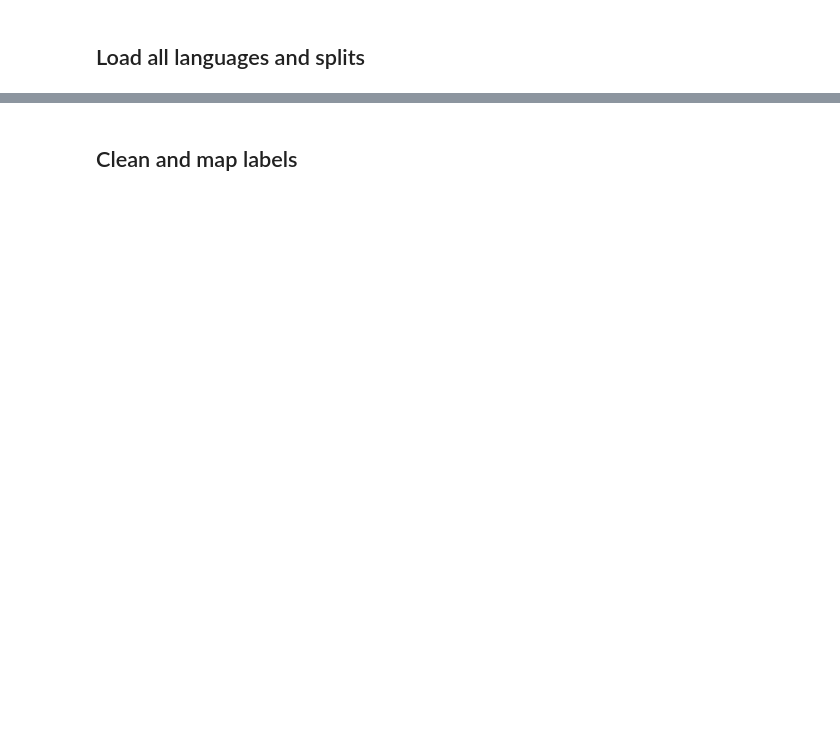
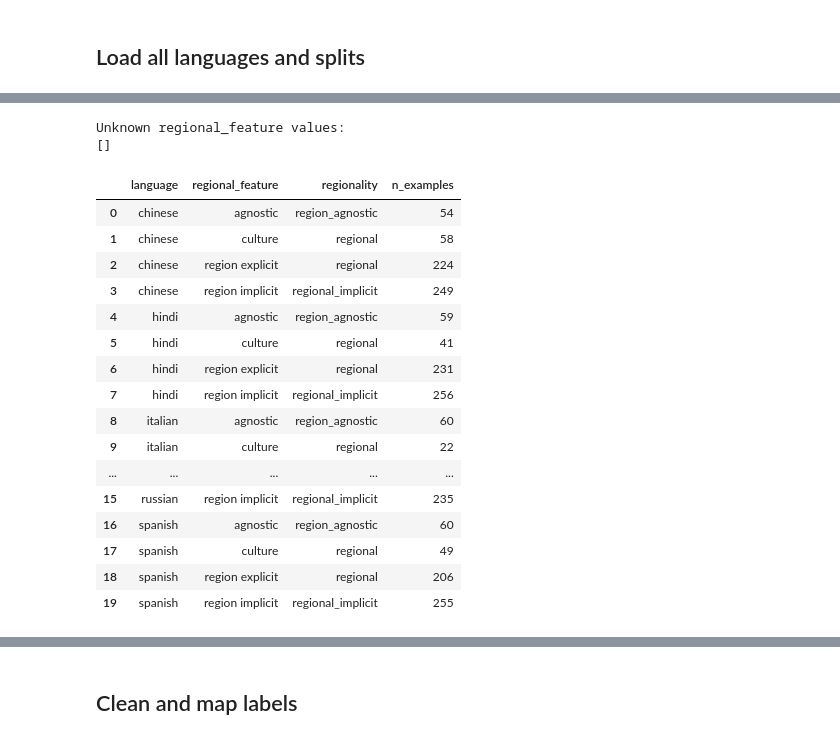
Before and after one commit to EPFLHenrik/LLM-Finetuning, a Jupyter notebook: multilingual/notebooks/include_preprocessing.ipynb, the cells around one changed output, grey strips where cells are left out. Cells and saved outputs as stored; diff of their text form; code cells hidden in the pictures; blank space fills up the shorter version.

```diff
--- a/multilingual/notebooks/include_preprocessing.ipynb
+++ b/multilingual/notebooks/include_preprocessing.ipynb
@@ -84,3 +203,40 @@ display(pd.crosstab(df_raw['language'], df_raw['source_split']))
+# %%
+# Map INCLUDE regional_feature to our regionality labels
+
+df = df_raw.copy()
+df["regional_feature"] = df["regional_feature"].astype(str).str.strip()
+df["regionality"] = df["regional_feature"].map(REGIONALITY_MAP)
+unknown_features = sorted(df.loc[df["regionality"].isna(), "regional_feature"].dropna().unique())
+print("Unknown regional_feature values:")
+print(unknown_features)
+
+assert df["regionality"].notna().all(), "Some regional_feature values were not mapped."
+display(
+    df.groupby(["language", "regional_feature", "regionality"])
+    .size()
+    .reset_index(name="n_examples")
+    .sort_values(["language", "regionality", "regional_feature"])
+)
+# %% [output]
+Unknown regional_feature values:
+[]
+|  | language | regional_feature | regionality | n_examples |
+| 0 | chinese | agnostic | region_agnostic | 54 |
+| 1 | chinese | culture | regional | 58 |
+| 2 | chinese | region explicit | regional | 224 |
+| 3 | chinese | region implicit | regional_implicit | 249 |
+| 4 | hindi | agnostic | region_agnostic | 59 |
+| 5 | hindi | culture | regional | 41 |
+| 6 | hindi | region explicit | regional | 231 |
+| 7 | hindi | region implicit | regional_implicit | 256 |
+| 8 | italian | agnostic | region_agnostic | 60 |
+| 9 | italian | culture | regional | 22 |
+| ... | ... | ... | ... | ... |
+| 15 | russian | region implicit | regional_implicit | 235 |
+| 16 | spanish | agnostic | region_agnostic | 60 |
+| 17 | spanish | culture | regional | 49 |
+| 18 | spanish | region explicit | regional | 206 |
+| 19 | spanish | region implicit | regional_implicit | 255 |
 # %%
 plot_df = pd.crosstab(df_raw['language'], df_raw['regional_feature'], dropna=False)
 ax = plot_df.plot(kind='bar', figsize=(10, 5))
```
Also changed, not shown: parts of 29 cells of this notebook, 32 other files.
